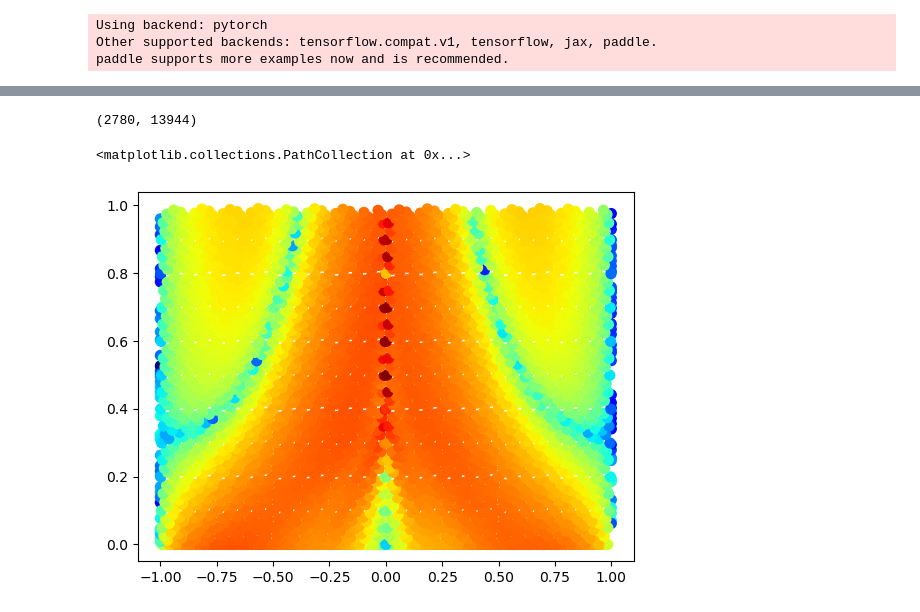
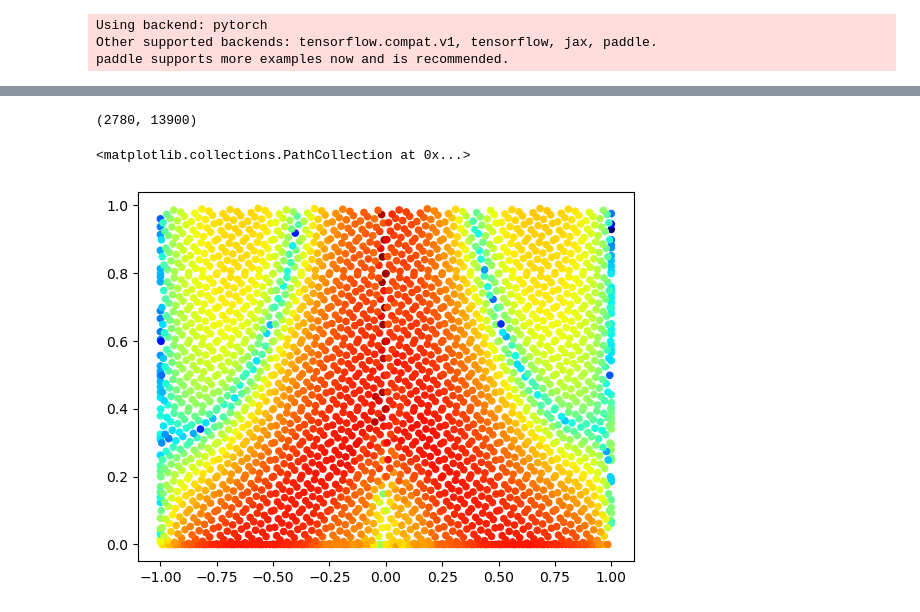
Before and after one commit to aleks-krasowski/PINNfluence, a Jupyter notebook: experiments/burgers_equation/eval.ipynb, the cells around one changed output, grey strips where cells are left out. Cells and saved outputs as stored; diff of their text form; code cells hidden in the pictures.

```diff
--- a/experiments/burgers_equation/eval.ipynb
+++ b/experiments/burgers_equation/eval.ipynb
@@ -9,7 +10,7 @@ Using backend: pytorch
 Other supported backends: tensorflow.compat.v1, tensorflow, jax, paddle.
 paddle supports more examples now and is recommended.
 # %%
-influence_arrs = np.load("./model_zoo/influences/influence_arrs_finetune.npz")
+influence_arrs = np.load("./model_zoo/adam_10000_best/influences.npz")
 influences = influence_arrs["influences"]
 new_train_points = influence_arrs["new_train_points"]
-OG_train_points = influence_arrs["train_x"]
+OG_train_points = influence_arrs["OG_train_points"]
@@ -16,9 +128,9 @@ OG_train_points = influence_arrs["train_x"]
 # %%
 influences.shape
 # %% [output]
-(2780, 13944)
+(2780, 13900)
 # %%
-plt.scatter(*OG_train_points.T, c=np.log(np.abs(influences).sum(axis=1)), cmap="jet", s=50)
+plt.scatter(*OG_train_points.T, c=np.log(np.abs(influences).sum(axis=1)), cmap="jet", s=20)
 # %% [output]
 <matplotlib.collections.PathCollection at 0x...>
-[figure, old version]
+[figure, new version]
```
Also changed, not shown: parts of 32 cells of this notebook, 6 other files.
